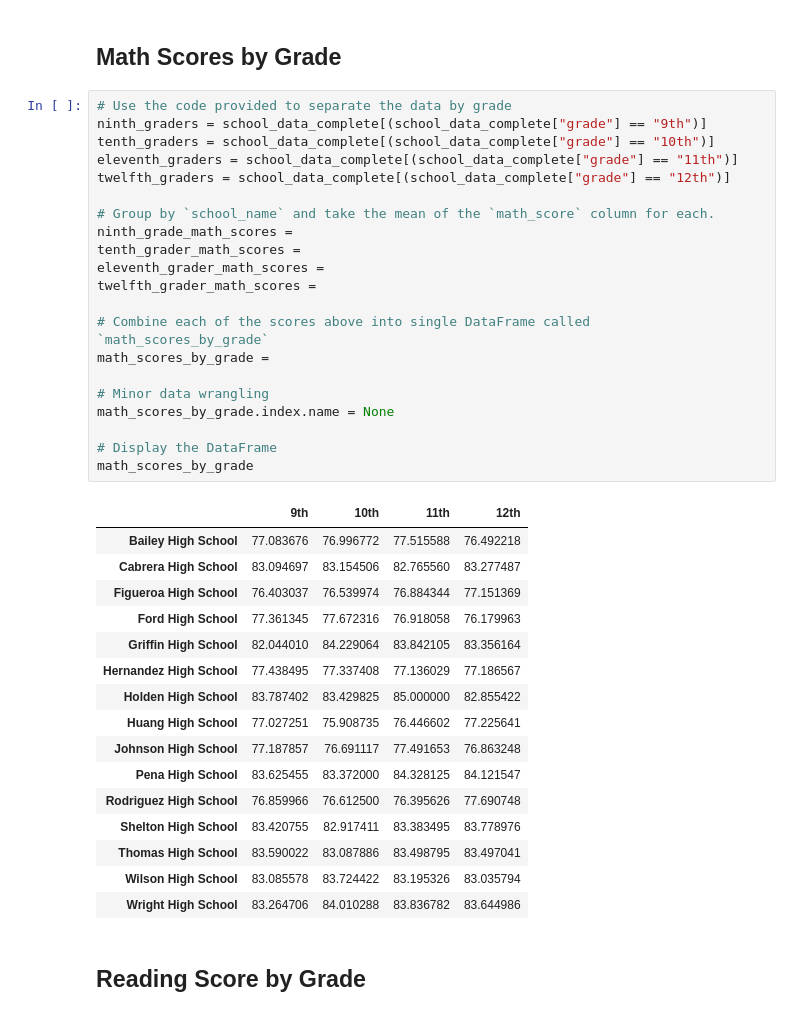
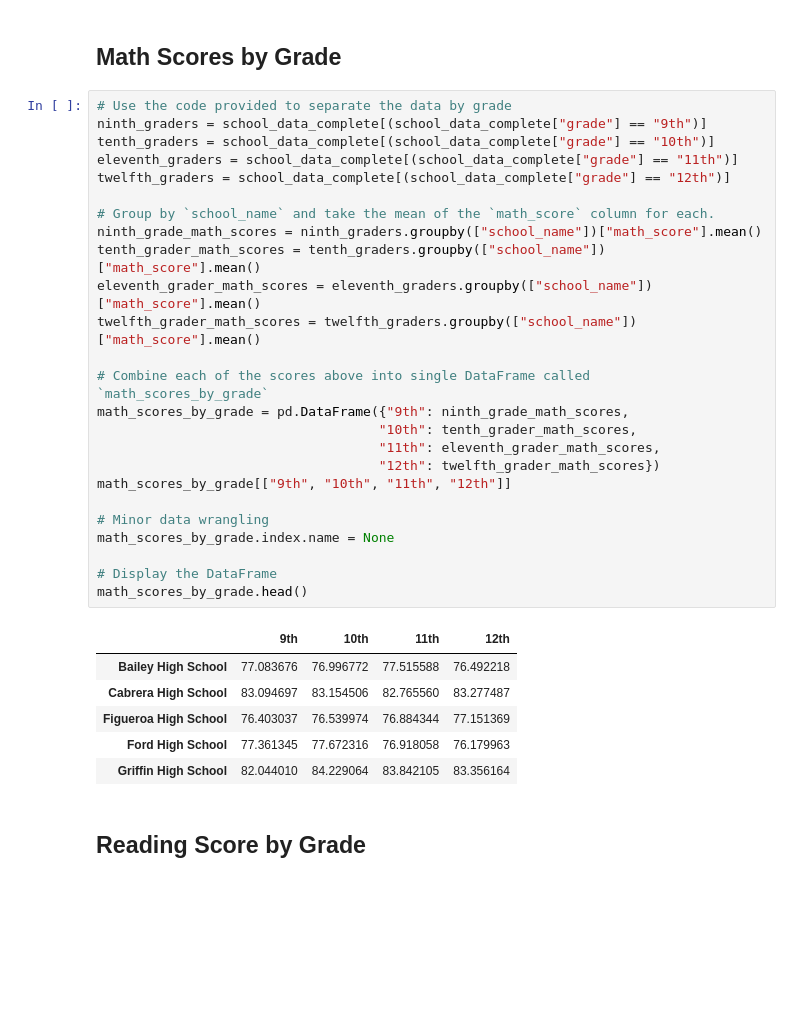
Before and after one commit to AdalbertPayan/pandas-challenge, a Jupyter notebook: Starter_Code/PyCitySchools/PyCitySchools_starter.ipynb, the cells around one changed output. Drawn from its saved outputs; the diff is of its cells as text; blank space fills up the shorter version.

```diff
--- a/Starter_Code/PyCitySchools/PyCitySchools_starter.ipynb
+++ b/Starter_Code/PyCitySchools/PyCitySchools_starter.ipynb
@@ -344,41 +395,35 @@ bottom_schools.head(5)
 # %%
 # Use the code provided to separate the data by grade
 ninth_graders = school_data_complete[(school_data_complete["grade"] == "9th")]
 tenth_graders = school_data_complete[(school_data_complete["grade"] == "10th")]
 eleventh_graders = school_data_complete[(school_data_complete["grade"] == "11th")]
 twelfth_graders = school_data_complete[(school_data_complete["grade"] == "12th")]
 
 # Group by `school_name` and take the mean of the `math_score` column for each.
-ninth_grade_math_scores =
-tenth_grader_math_scores =
-eleventh_grader_math_scores =
-twelfth_grader_math_scores =
+ninth_grade_math_scores = ninth_graders.groupby(["school_name"])["math_score"].mean()
+tenth_grader_math_scores = tenth_graders.groupby(["school_name"])["math_score"].mean()
+eleventh_grader_math_scores = eleventh_graders.groupby(["school_name"])["math_score"].mean()
+twelfth_grader_math_scores = twelfth_graders.groupby(["school_name"])["math_score"].mean()
 
 # Combine each of the scores above into single DataFrame called `math_scores_by_grade`
-math_scores_by_grade =
+math_scores_by_grade = pd.DataFrame({"9th": ninth_grade_math_scores,
+                                    "10th": tenth_grader_math_scores,
+                                    "11th": eleventh_grader_math_scores,
+                                    "12th": twelfth_grader_math_scores})
+math_scores_by_grade[["9th", "10th", "11th", "12th"]]
 
 # Minor data wrangling
 math_scores_by_grade.index.name = None
 
 # Display the DataFrame
-math_scores_by_grade
+math_scores_by_grade.head()
 # %% [output]
 |  | 9th | 10th | 11th | 12th |
 | Bailey High School | 77.083676 | 76.996772 | 77.515588 | 76.492218 |
 | Cabrera High School | 83.094697 | 83.154506 | 82.765560 | 83.277487 |
 | Figueroa High School | 76.403037 | 76.539974 | 76.884344 | 77.151369 |
 | Ford High School | 77.361345 | 77.672316 | 76.918058 | 76.179963 |
 | Griffin High School | 82.044010 | 84.229064 | 83.842105 | 83.356164 |
-| Hernandez High School | 77.438495 | 77.337408 | 77.136029 | 77.186567 |
-| Holden High School | 83.787402 | 83.429825 | 85.000000 | 82.855422 |
-| Huang High School | 77.027251 | 75.908735 | 76.446602 | 77.225641 |
-| Johnson High School | 77.187857 | 76.691117 | 77.491653 | 76.863248 |
-| Pena High School | 83.625455 | 83.372000 | 84.328125 | 84.121547 |
-| Rodriguez High School | 76.859966 | 76.612500 | 76.395626 | 77.690748 |
-| Shelton High School | 83.420755 | 82.917411 | 83.383495 | 83.778976 |
-| Thomas High School | 83.590022 | 83.087886 | 83.498795 | 83.497041 |
-| Wilson High School | 83.085578 | 83.724422 | 83.195326 | 83.035794 |
-| Wright High School | 83.264706 | 84.010288 | 83.836782 | 83.644986 |
 # %% [markdown]
 ## Reading Score by Grade
 # %%
```
Also changed, not shown: parts of 12 cells of this notebook.
